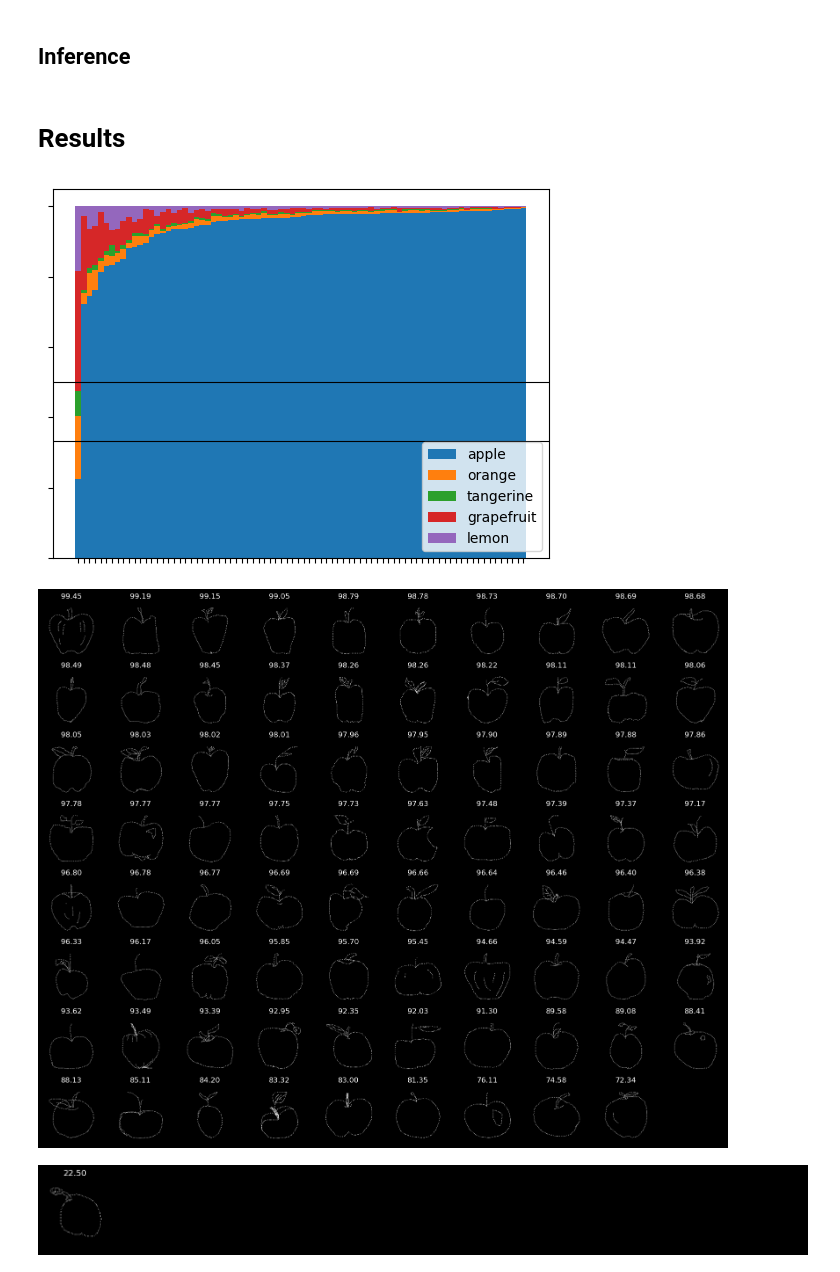
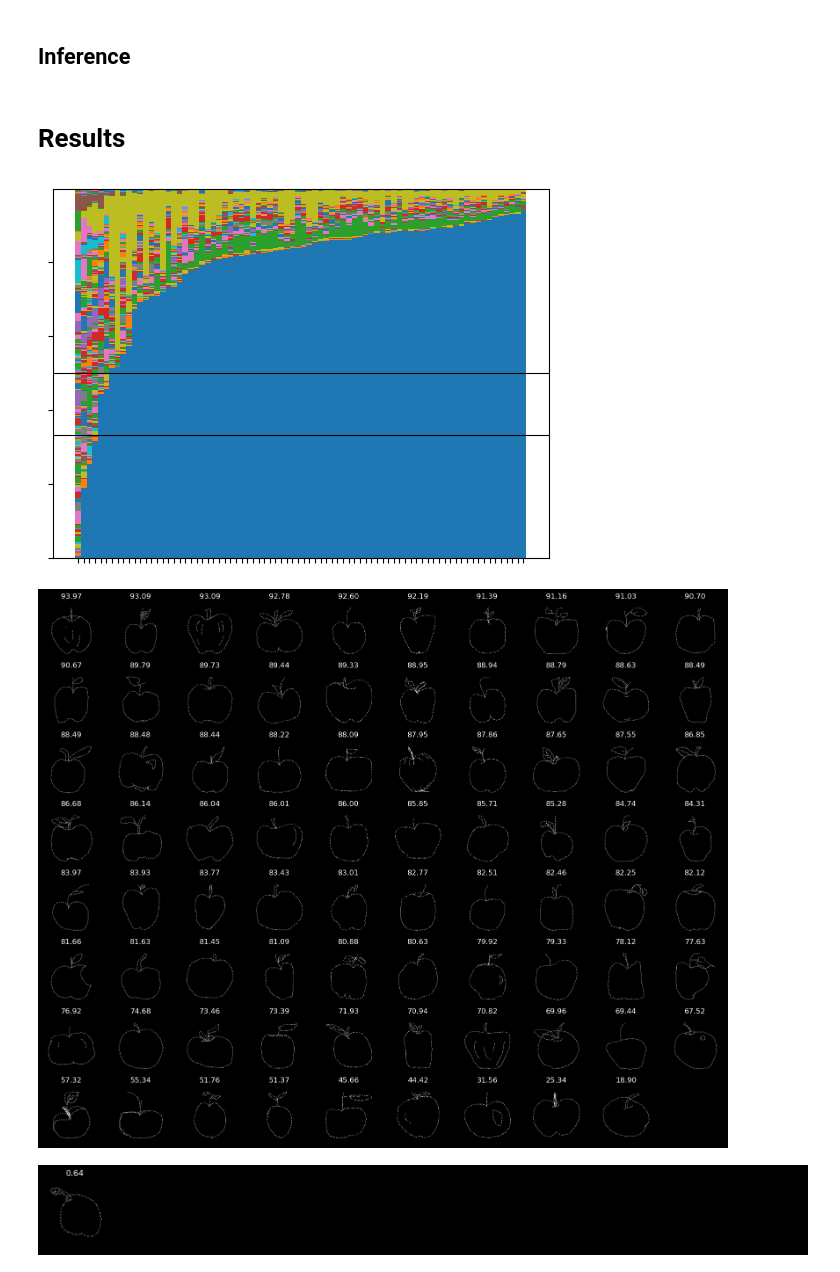
Before and after one commit to pulkitgoyal56/CLIP-Playground, a Jupyter notebook: clip.ipynb, the cells around one changed output. Saved outputs shown, nothing was run; the diff lists cells and outputs as text; code cells hidden in the pictures.

Commit message:
run with all categories as labels
- sort categories to have the focused category at index 0
- rearrange notebook

```diff
--- a/clip.ipynb
+++ b/clip.ipynb
@@ -29,2 +32,3 @@ category = 'apple'
 # %%
-categories = [category] + ['orange', 'tangerine', 'grapefruit', 'lemon']
+# categories = [category] + ['orange', 'tangerine', 'grapefruit', 'lemon']
+categories = [dirpath.name for dirpath in Path('data/sketch').glob('[!.]*')]
@@ -33,3 +35,6 @@ categories = [category] + ['orange', 'tangerine', 'grapefruit', 'lemon']
+# %%
+categories[np.argwhere(np.array(categories) == category).squeeze()] = categories[0]
+categories[0] = category
 # %%
 labels = [f'{prefix} {label}'for label in categories]
 # %%
@@ -162,29 +167,30 @@ for basename in tqdm(os.listdir(dirname:=Path(Im.BASE_DIR, category, f'processed
         results[basename.split('.')[0]] = probs.squeeze()
         # print(f'Label probs: {probs}')
         # print(f'Label: {labels[np.argmax(probs)]}')
+# %% [markdown]
+# Results
 # %%
 results = dict(sorted(results.items(), key=lambda r: r[1][0]))
 # %%
 right_images = list(filter(lambda filename: np.argmax(results[filename]) == 0, results))
 wrong_images = list(filter(lambda filename: np.argmax(results[filename]) != 0, results))
-# %% [markdown]
-# Results
 # %%
 bottom = 0
 for i in range(len(categories)):
     plt.bar(list(results.keys()), np.array(list(results.values()))[:, i], 1, bottom=bottom, label=categories[i])
     bottom += np.array(list(results.values()))[:, i]
 plt.tick_params(labelbottom=False, labelleft=False)
 plt.axhline(1/3, c='k', lw=0.8)
 plt.axhline(0.5, c='k', lw=0.8)
 # plt.axis('off')
-plt.legend();
+# plt.legend()
+plt.show()
 # %% [output]
-[figure, old version]
+[figure, new version]
 # %%
 show_images(right_images)
 # %% [output]
-[figure, old version]
+[figure, new version]
 # %%
 show_images(wrong_images)
 # %% [output]
```
Also changed, not shown: parts of 5 cells of this notebook.
